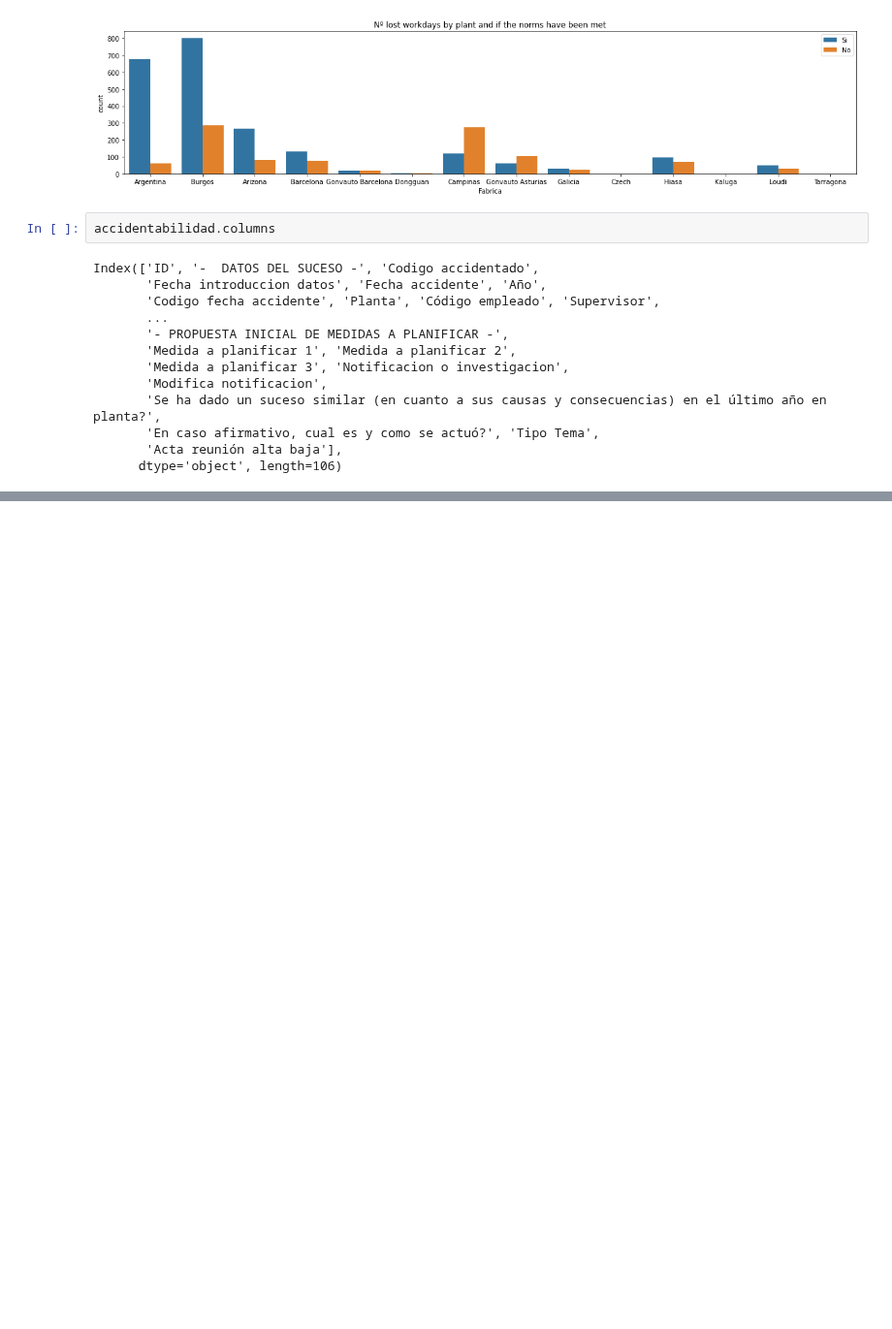
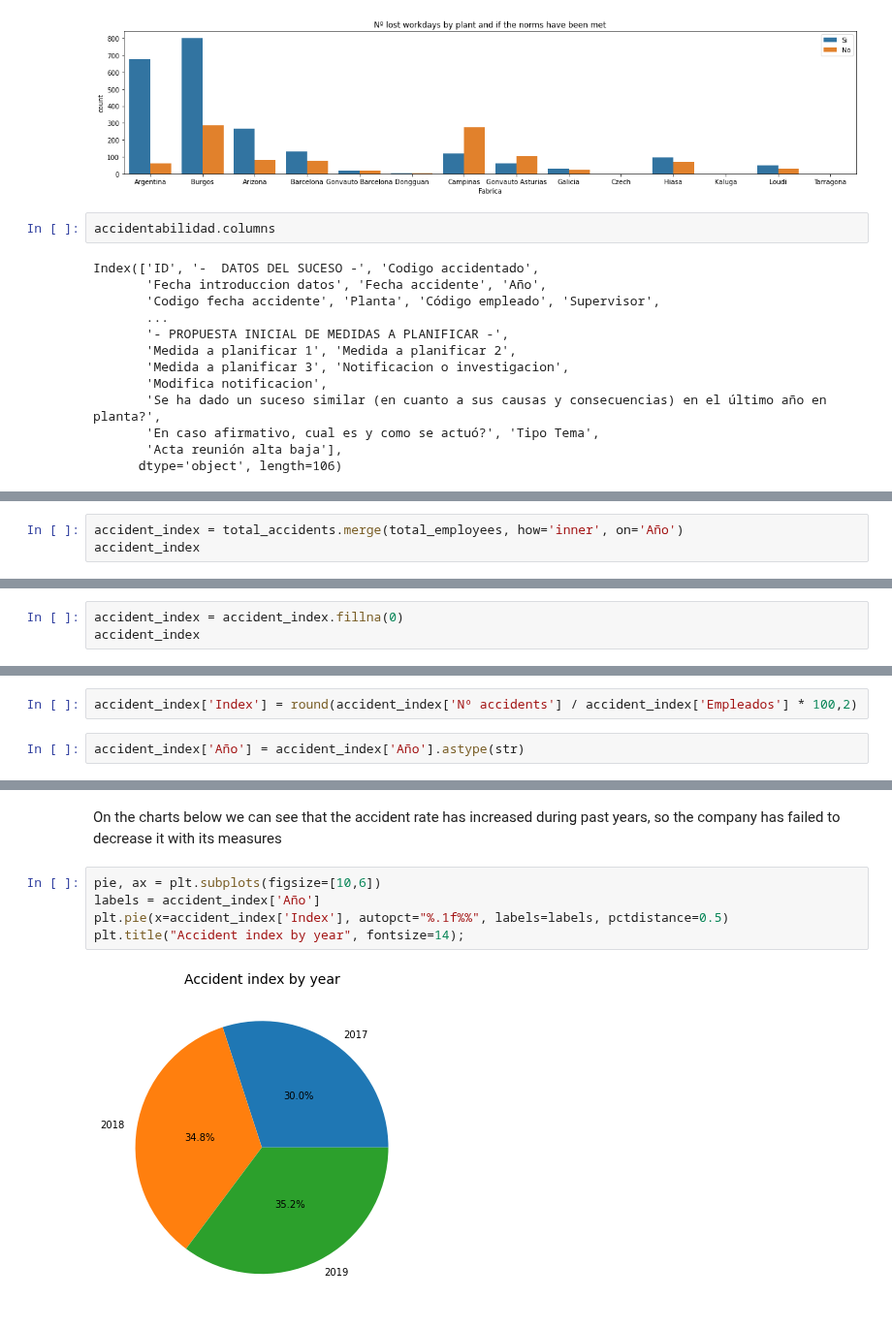
Before and after one commit to sarasabino/Accident_Rate_Project, a Jupyter notebook: Src/Notebooks/01_Exploratorio_datos.ipynb, the cells around one changed output, grey strips where cells are left out. Shown at 97% size. Drawn from its saved outputs; the diff is of its cells as text; blank space fills up the shorter version.

```diff
--- a/Src/Notebooks/01_Exploratorio_datos.ipynb
+++ b/Src/Notebooks/01_Exploratorio_datos.ipynb
@@ -589,0 +663,3 @@ Index(['ID', '-  DATOS DEL SUCESO -', 'Codigo accidentado',
+# %%
+accident_index = total_accidents.merge(total_employees, how='inner', on='Año')
+accident_index
@@ -589,0 +671,3 @@ Index(['ID', '-  DATOS DEL SUCESO -', 'Codigo accidentado',
+# %%
+accident_index = accident_index.fillna(0)
+accident_index
@@ -589,0 +679,4 @@ Index(['ID', '-  DATOS DEL SUCESO -', 'Codigo accidentado',
+# %%
+accident_index['Index'] = round(accident_index['Nº accidents'] / accident_index['Empleados'] * 100,2)
+# %%
+accident_index['Año'] = accident_index['Año'].astype(str)
@@ -589,0 +690,9 @@ Index(['ID', '-  DATOS DEL SUCESO -', 'Codigo accidentado',
+# %% [markdown]
+On the charts below we can see that the accident rate has increased during past years, so the company has failed to decrease it with its measures
+# %%
+pie, ax = plt.subplots(figsize=[10,6])
+labels = accident_index['Año']
+plt.pie(x=accident_index['Index'], autopct="%.1f%%", labels=labels, pctdistance=0.5)
+plt.title("Accident index by year", fontsize=14);
+# %% [output]
+[figure, added]
```
Also changed, not shown: parts of 39 cells of this notebook.
